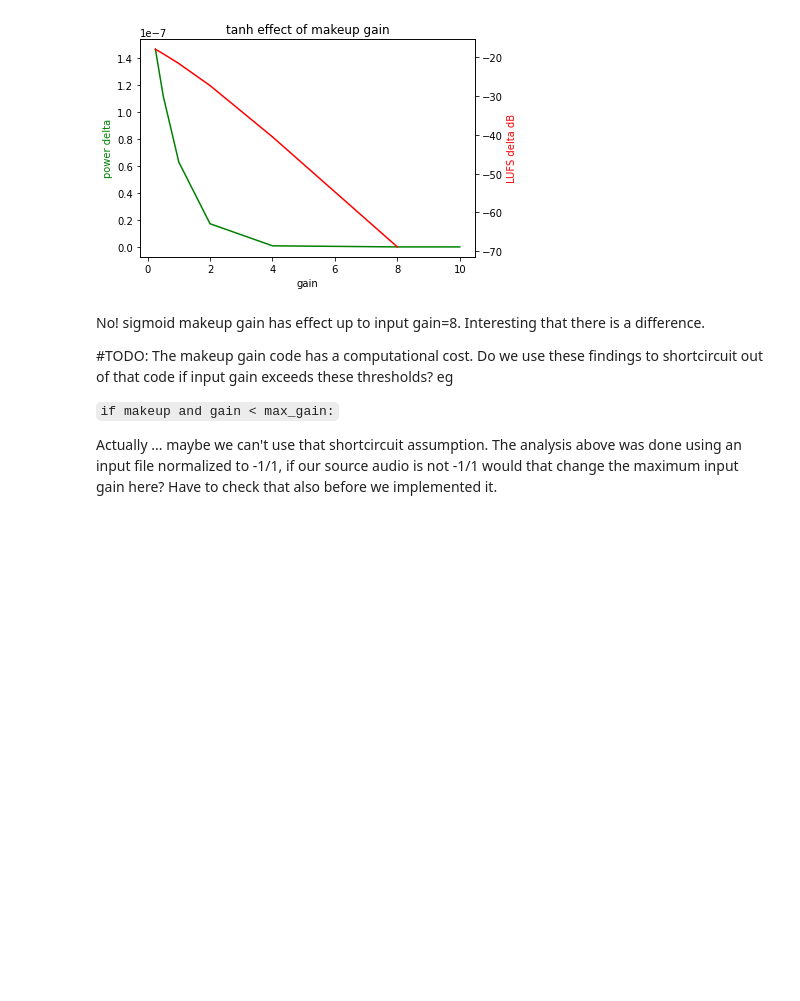
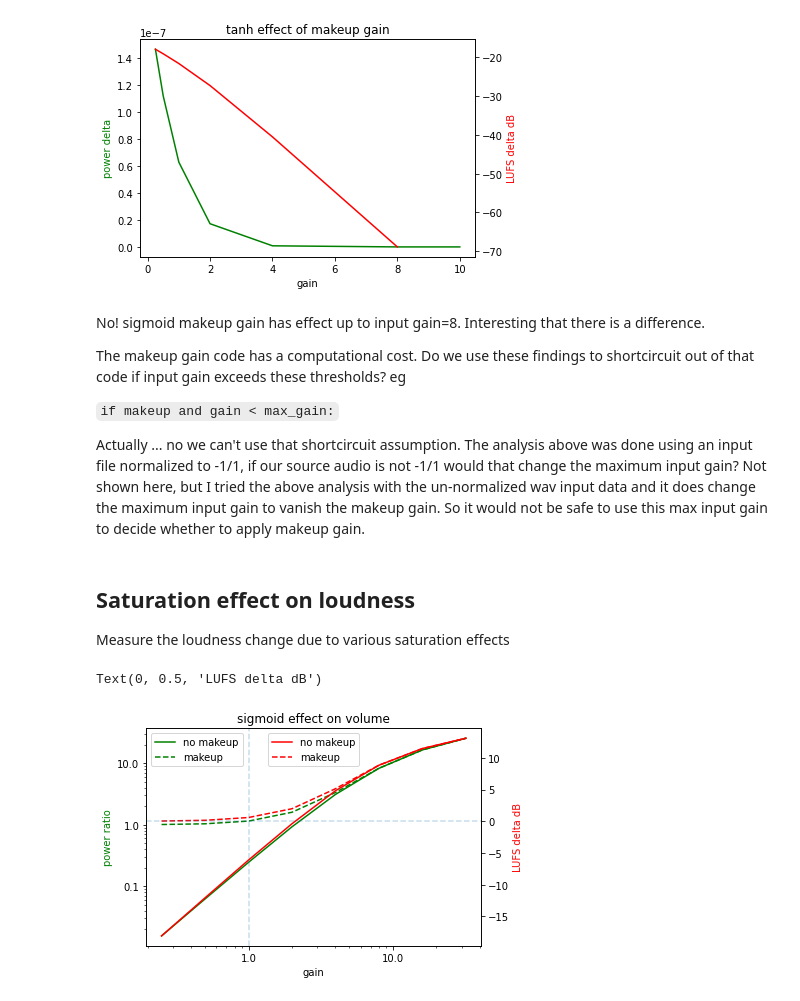
Before and after one commit to letrout/dsp, a Jupyter notebook: doc/saturation_gain.ipynb, the cells around one changed output. Saved outputs shown, nothing was run; the diff lists cells and outputs as text; code cells hidden in the pictures; blank space fills up the shorter version.

Commit message:
compare input/output loudness change

```diff
--- a/doc/saturation_gain.ipynb
+++ b/doc/saturation_gain.ipynb
@@ -330,8 +330,48 @@ Text(0, 0.5, 'LUFS delta dB')
 # %% [markdown]
 No! sigmoid makeup gain has effect up to input gain=8. Interesting that there is a difference.
 
-#TODO: The makeup gain code has a computational cost. Do we use these findings to shortcircuit out of that code if input gain exceeds these thresholds? eg
+The makeup gain code has a computational cost. Do we use these findings to shortcircuit out of that code if input gain exceeds these thresholds? eg
 
 <code>if makeup and gain \< max_gain:</code>
 
-Actually ... maybe we can't use that shortcircuit assumption. The analysis above was done using an input file normalized to -1/1, if our source audio is not -1/1 would that change the maximum input gain here? Have to check that also before we implemented it.
+Actually ... no we can't use that shortcircuit assumption. The analysis above was done using an input file normalized to -1/1, if our source audio is not -1/1 would that change the maximum input gain? Not shown here, but I tried the above analysis with the un-normalized wav input data and it does change the maximum input gain to vanish the makeup gain. So it would not be safe to use this max input gain to decide whether to apply makeup gain.
+# %% [markdown]
+## Saturation effect on loudness
+Measure the loudness change due to various saturation effects
+# %%
+gains = [0.25, 0.5, 1, 2, 4, 8, 16, 32]
+makeup = False
+orig_power = audio_power(orig_norm, fs=fs)
+orig_lufs = meter.integrated_loudness(orig_norm)
+p = []
+p_mu = []
+l = []
+l_mu = []
+for g in gains:
+    sig = sigmoid_bipolar(orig_norm, gain=g, makeup=False)
+    p.append(audio_power(sig, fs=fs)/orig_power)
+    l.append(meter.integrated_loudness(sig) - orig_lufs)
+    sig_mu = sigmoid_bipolar(orig_norm, gain=g, makeup=True)
+    p_mu.append(audio_power(sig_mu, fs=fs)/orig_power)
+    l_mu.append(meter.integrated_loudness(sig_mu) - orig_lufs)
+fig, ax_p = plt.subplots()
+ax_l = ax_p.twinx()
+ax_p.plot(gains, p, 'g-', label='no makeup')
+ax_p.plot(gains, p_mu, 'g--', label='makeup')
+ax_l.plot(gains, l, 'r-', label='no makeup')
+ax_l.plot(gains, l_mu, 'r--', label='makeup')
+ax_p.set_title('sigmoid effect on volume')
+ax_p.set_xlabel('gain')
+ax_p.set_xscale('log', base=10)
+ax_p.xaxis.set_major_formatter(ScalarFormatter())
+ax_p.set_yscale('log')
+ax_p.yaxis.set_major_formatter(ScalarFormatter())
+ax_p.legend(loc='upper left')
+ax_l.legend(loc='upper center')
+ax_l.axhline(ls='--', alpha=0.25)
+ax_p.axvline(x=1.0, ls='--', alpha=0.25)
+ax_p.set_ylabel('power ratio', color='g')
+ax_l.set_ylabel('LUFS delta dB', color='r')
+# %% [output]
+Text(0, 0.5, 'LUFS delta dB')
+[figure, added]
```
Also changed, not shown: parts of 3 cells of this notebook.
